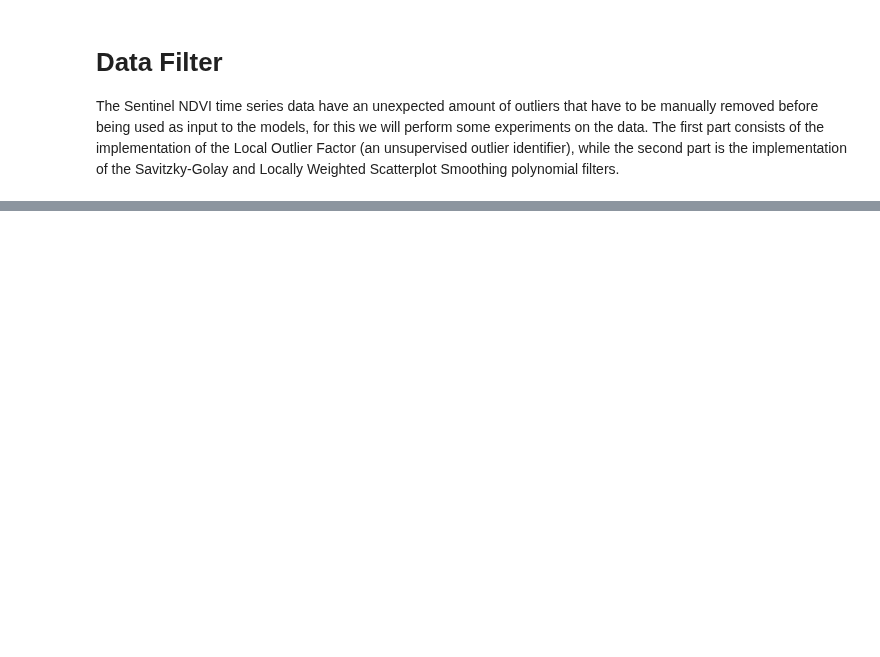
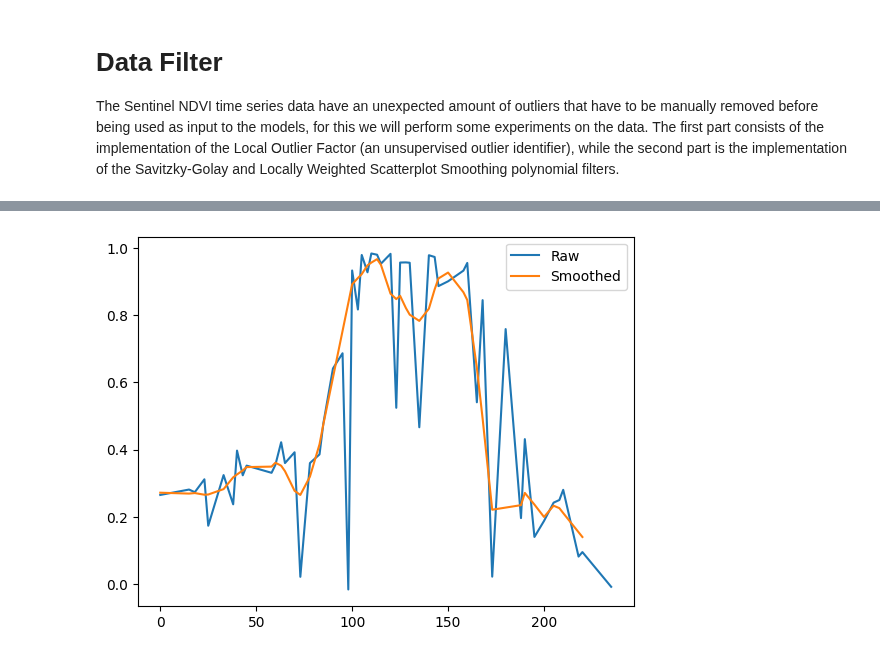
Before and after one commit to AguilarAngel9/Plant-Growth-Cycle-based-on-geospatial-data, a Jupyter notebook: DataExtraction/dataFilter.ipynb, the cells around one changed output, grey strips where cells are left out. Saved outputs shown, nothing was run; the diff lists cells and outputs as text; code cells hidden in the pictures; blank space fills up the shorter version.

```diff
--- a/DataExtraction/dataFilter.ipynb
+++ b/DataExtraction/dataFilter.ipynb
@@ -146,6 +58,10 @@ def preprocess_data(
 # %%
-x, y = preprocess_data(days, ndvi_series)
+x, y = utils.preprocess_data(days, ndvi_series)
 # %%
 # plot data
-plt.plot(days, ndvi_series, 'b')
+plt.plot(days, ndvi_series, label='Raw')
+plt.plot(x, y, label='Smoothed')
+plt.legend()
 plt.show()
+# %% [output]
+[figure, added]
```
Also changed, not shown: parts of 4 cells of this notebook.
